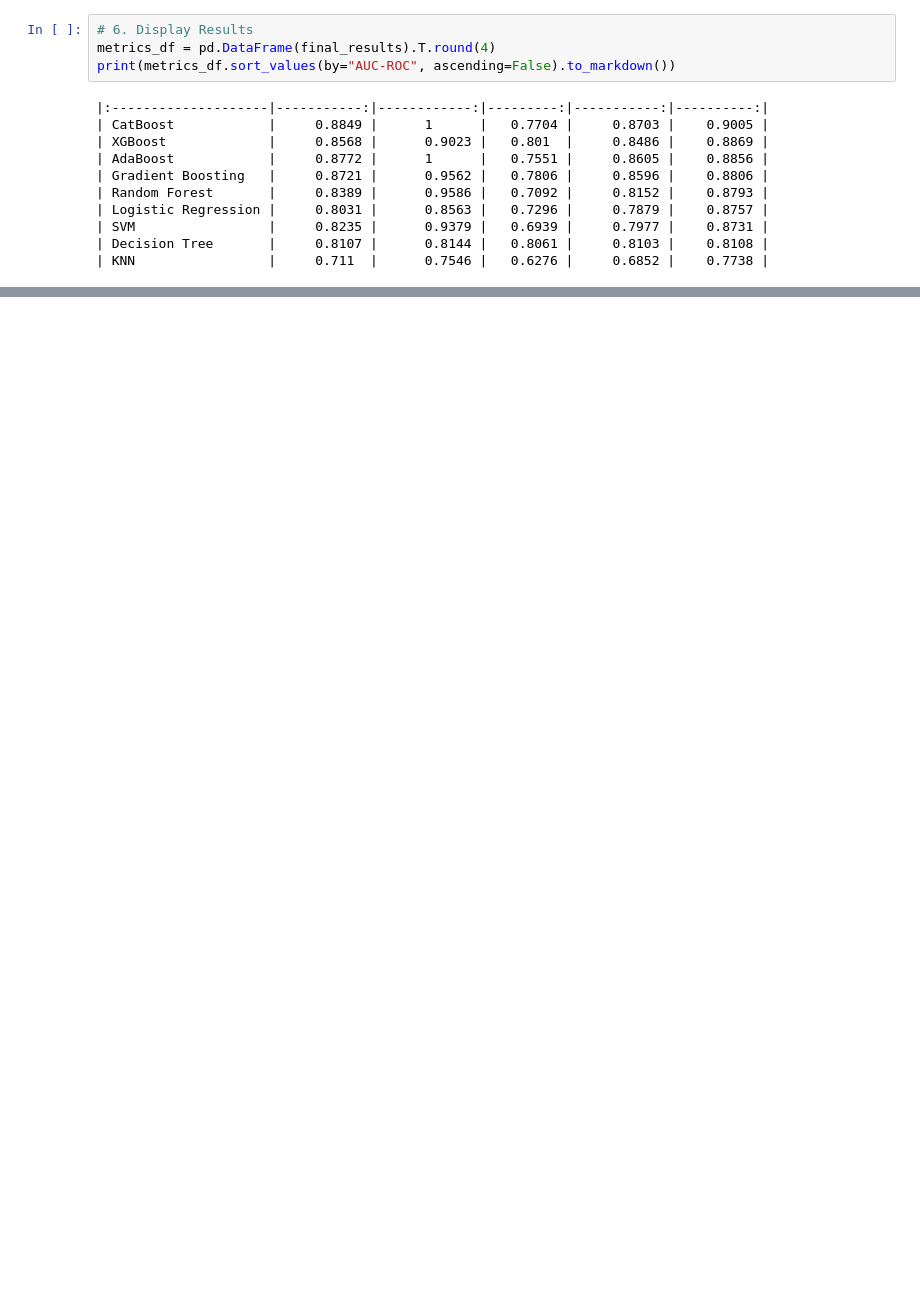
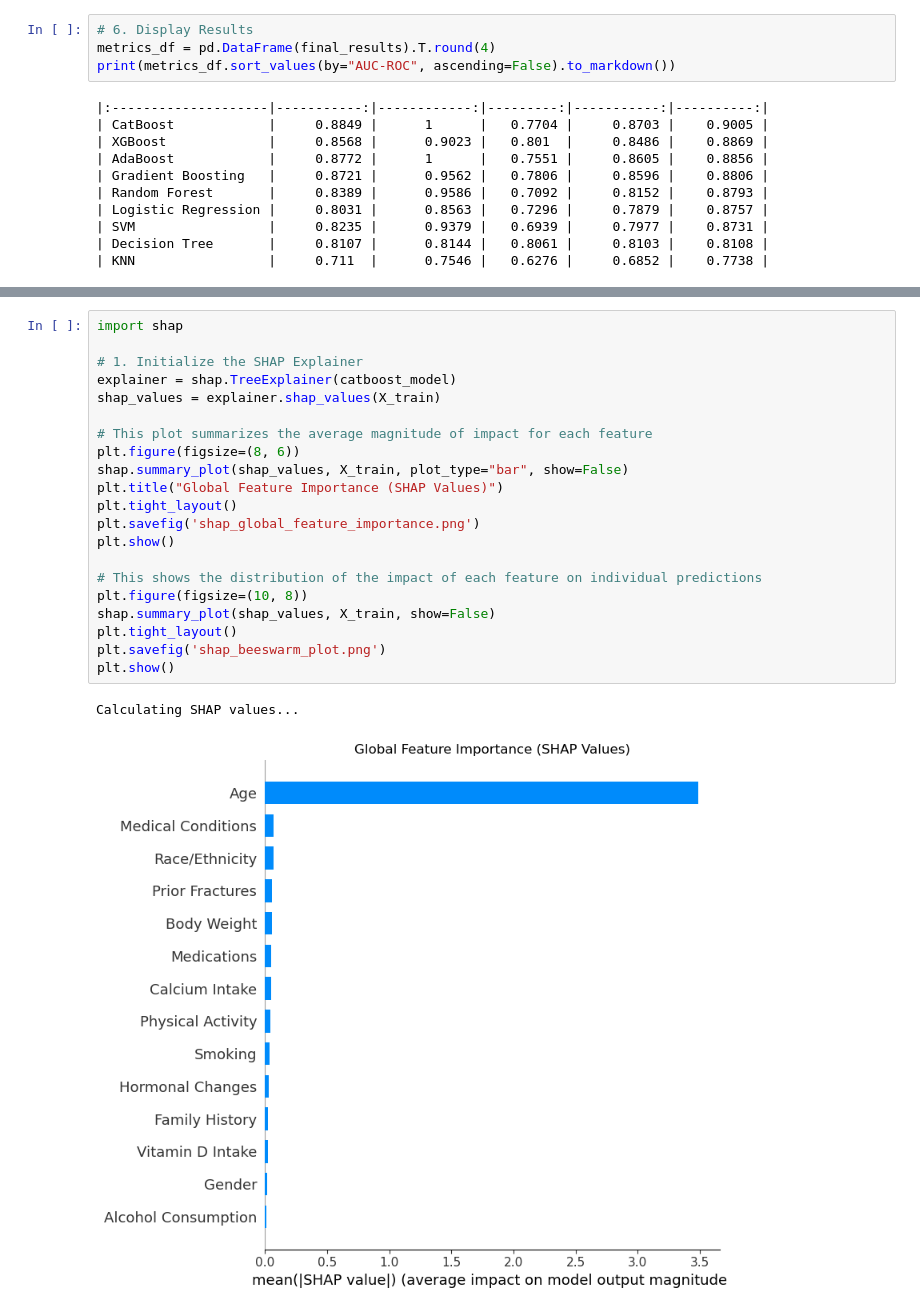
Before and after one commit to gurleen-kaur5/OsteoporosisRiskPrediction, a Jupyter notebook: osteopred.ipynb, the cells around one changed output, grey strips where cells are left out. Drawn from its saved outputs; the diff is of its cells as text; blank space fills up the shorter version.

```diff
--- a/osteopred.ipynb
+++ b/osteopred.ipynb
@@ -424,0 +597,24 @@ print(metrics_df.sort_values(by="AUC-ROC", ascending=False).to_markdown())
+# %%
+import shap
+
+# 1. Initialize the SHAP Explainer
+explainer = shap.TreeExplainer(catboost_model)
+shap_values = explainer.shap_values(X_train)
+
+# This plot summarizes the average magnitude of impact for each feature
+plt.figure(figsize=(8, 6))
+shap.summary_plot(shap_values, X_train, plot_type="bar", show=False)
+plt.title("Global Feature Importance (SHAP Values)")
+plt.tight_layout()
+plt.savefig('shap_global_feature_importance.png')
+plt.show()
+
+# This shows the distribution of the impact of each feature on individual predictions
+plt.figure(figsize=(10, 8))
+shap.summary_plot(shap_values, X_train, show=False)
+plt.tight_layout()
+plt.savefig('shap_beeswarm_plot.png')
+plt.show()
+# %% [output]
+Calculating SHAP values...
+[figure, added]
```
Also changed, not shown: parts of 26 cells of this notebook.
